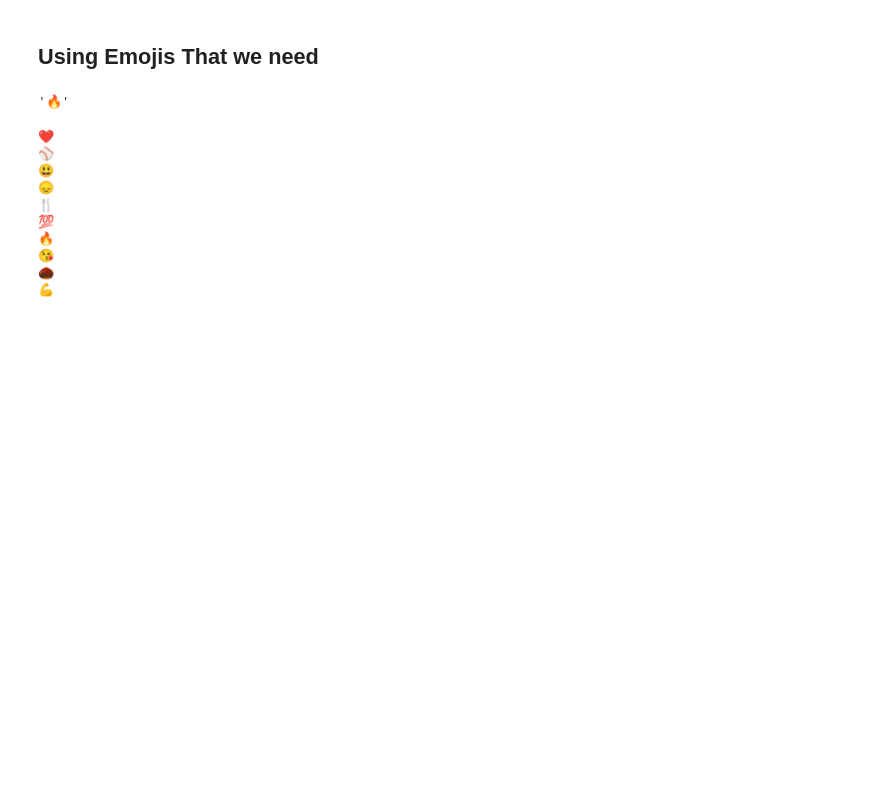
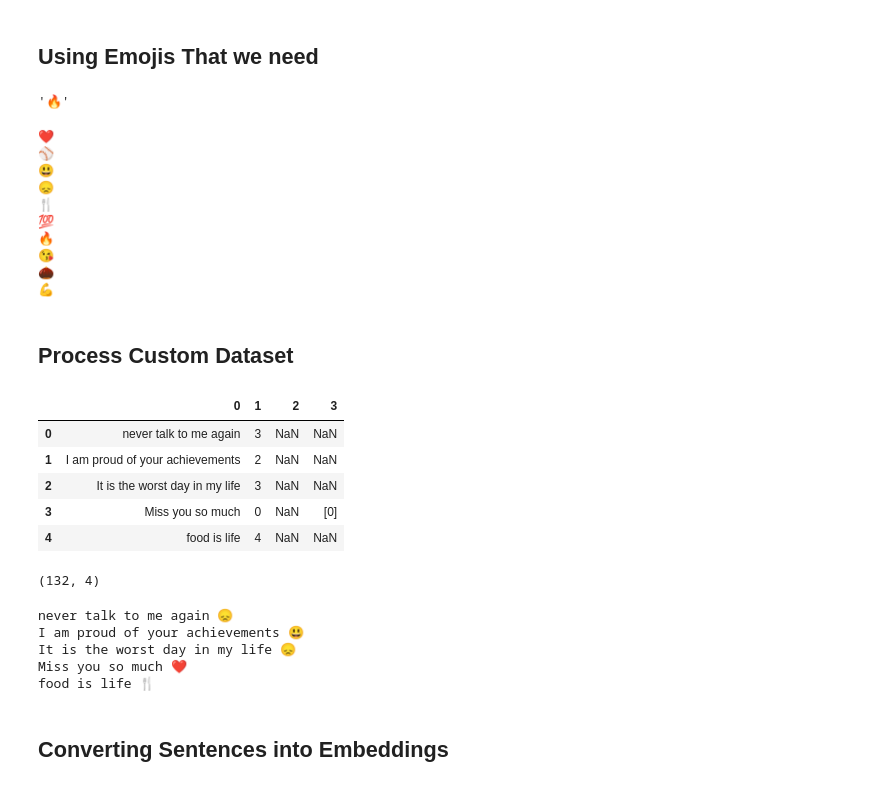
Before and after one commit to Agrim1210/Emoji-Prediction, a Jupyter notebook: emoji-predictor.ipynb, the cells around one changed output. Drawn from its saved outputs; the diff is of its cells as text; code cells hidden in the pictures; blank space fills up the shorter version.

```diff
--- a/emoji-predictor.ipynb
+++ b/emoji-predictor.ipynb
@@ -53,3 +53,5 @@ for e in emoji_dictionary.values():
 😘
 🌰
 💪
+# %% [markdown]
+## Process Custom Dataset
@@ -55,0 +61,17 @@ for e in emoji_dictionary.values():
+# %%
+train=pd.read_csv('train_emoji.csv',header=None)
+test=pd.read_csv('test_emoji.csv',header=None)
+train.head()
+# %% [output]
+|  | 0 | 1 | 2 | 3 |
+| 0 | never talk to me again | 3 | NaN | NaN |
+| 1 | I am proud of your achievements | 2 | NaN | NaN |
+| 2 | It is the worst day in my life | 3 | NaN | NaN |
+| 3 | Miss you so much | 0 | NaN | [0] |
+| 4 | food is life | 4 | NaN | NaN |
+# %%
+# Print the sentebces with emojis
+data=train.values
+print(data.shape)
+# %% [output]
+(132, 4)
@@ -55,0 +84,11 @@ for e in emoji_dictionary.values():
+# %%
+for i in range(5):
+    print(X_train[i],emoji.emojize(emoji_dictionary[str(y_train[i])]))
+# %% [output]
+never talk to me again 😞
+I am proud of your achievements 😃
+It is the worst day in my life 😞
+Miss you so much ❤️
+food is life 🍴
+# %% [markdown]
+## Converting Sentences into Embeddings
```
Also changed, not shown: parts of 9 cells of this notebook.
